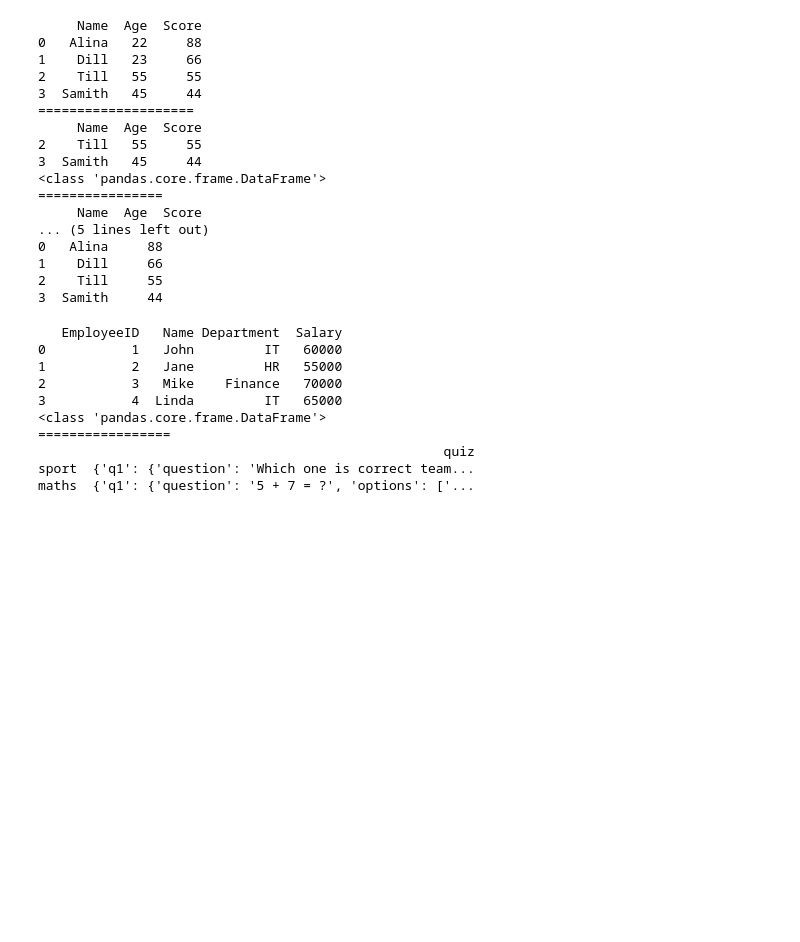
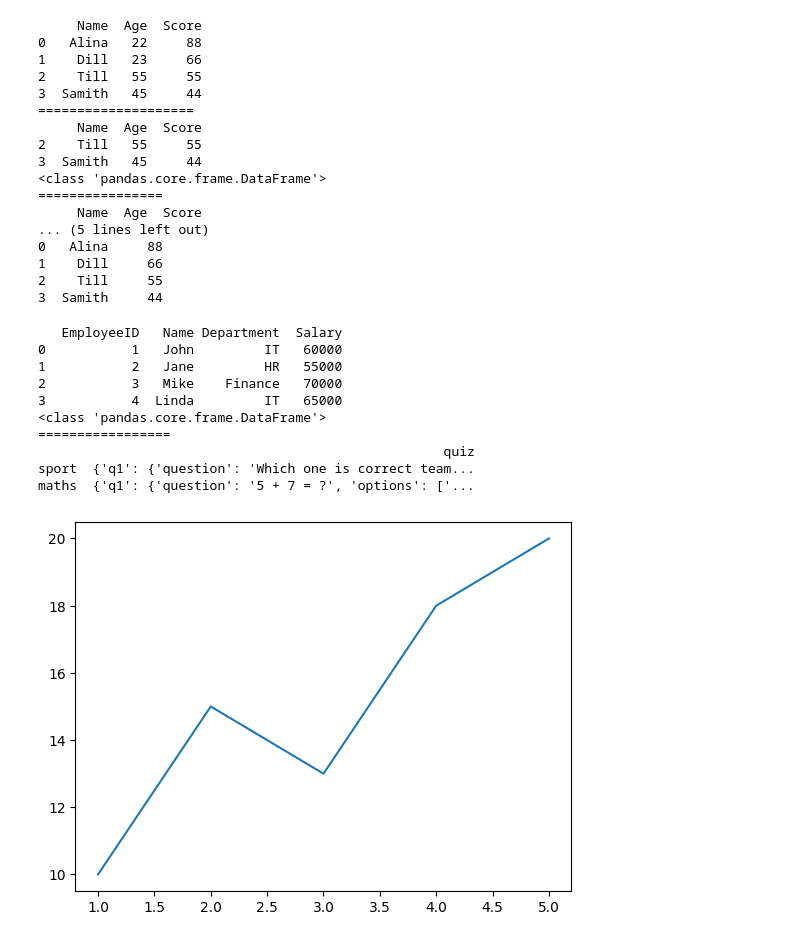
Before and after one commit to ApsaraWitharana/Python-Lesson, a Jupyter notebook: day7-python.ipynb, the cells around one changed output. Drawn from its saved outputs; the diff is of its cells as text; code cells hidden in the pictures; blank space fills up the shorter version.

Commit message:
add -matplotlib library

```diff
--- a/day7-python.ipynb
+++ b/day7-python.ipynb
@@ -492,3 +492,16 @@ cv2.imwrite(output_path, sketch)
 cv2.imshow("Sketch", sketch)
 cv2.waitKey(0)
 cv2.destroyAllWindows()
+# %%
+import matplotlib.pyplot as plt
+
+x = [1,2,3,4,5]
+y= [10,15,13,18,20]
+
+#create a line plot
+plt.plot(x,y)
+#disply the plot
+
+plt.show()
+# %% [output]
+[figure, added]
```
Also changed, not shown: parts of 1 cell of this notebook.
